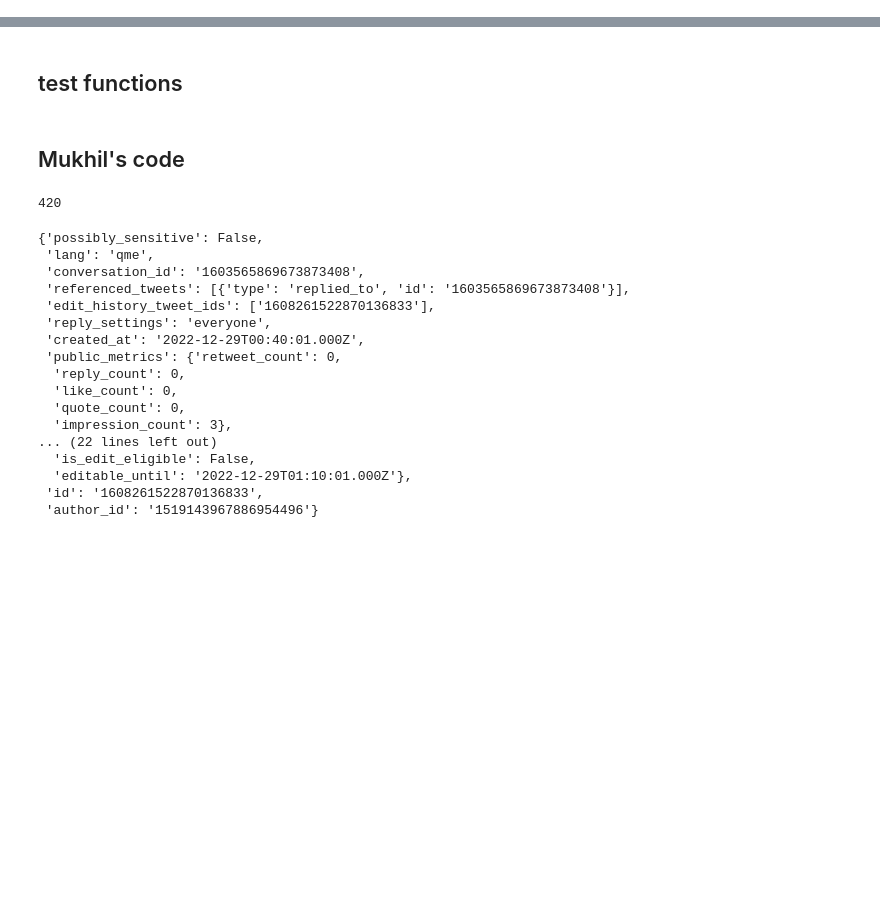
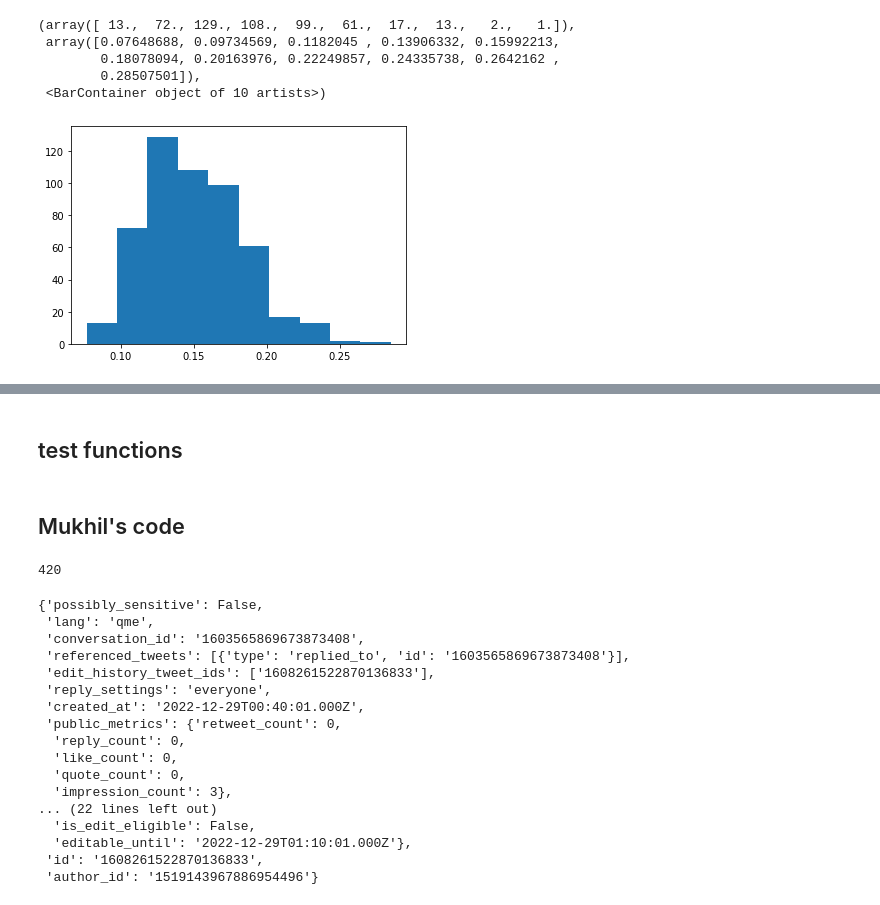
Before and after one commit to CrowdDynamicsLab/Coordinated_hatespeech, a Jupyter notebook: activity_trace.ipynb, the cells around one changed output, grey strips where cells are left out. Saved outputs shown, nothing was run; the diff lists cells and outputs as text; code cells hidden in the pictures; blank space fills up the shorter version.

```diff
--- a/activity_trace.ipynb
+++ b/activity_trace.ipynb
@@ -41,0 +608,10 @@ alice_sort = alice.sort_values(by=['created_at'])
+# %%
+s01 = [item[1] for item in strat_0]
+plt.hist(s01)
+# %% [output]
+(array([ 13.,  72., 129., 108.,  99.,  61.,  17.,  13.,   2.,   1.]),
+ array([0.07648688, 0.09734569, 0.1182045 , 0.13906332, 0.15992213,
+        0.18078094, 0.20163976, 0.22249857, 0.24335738, 0.2642162 ,
+        0.28507501]),
+ <BarContainer object of 10 artists>)
+[figure, added]
```
Also changed, not shown: parts of 60 cells of this notebook, 11 other files.
